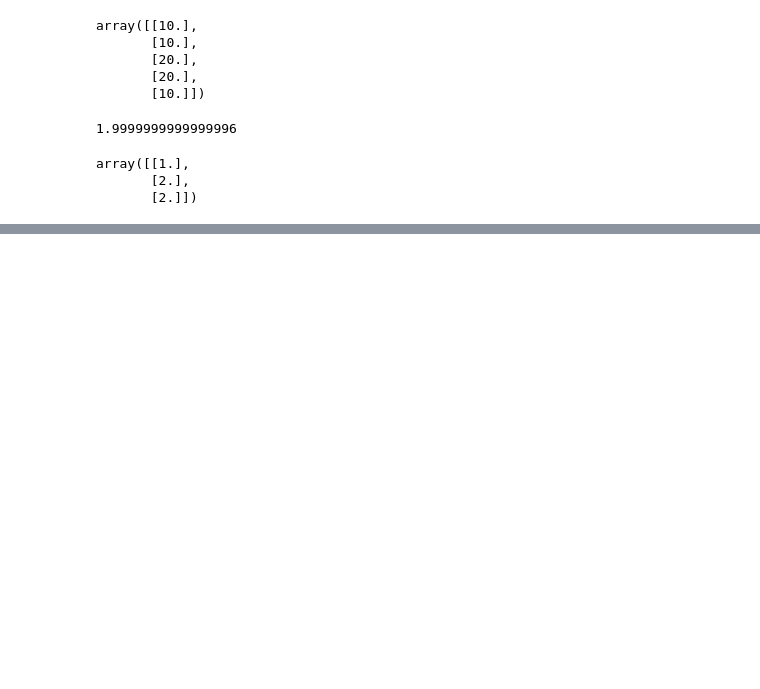
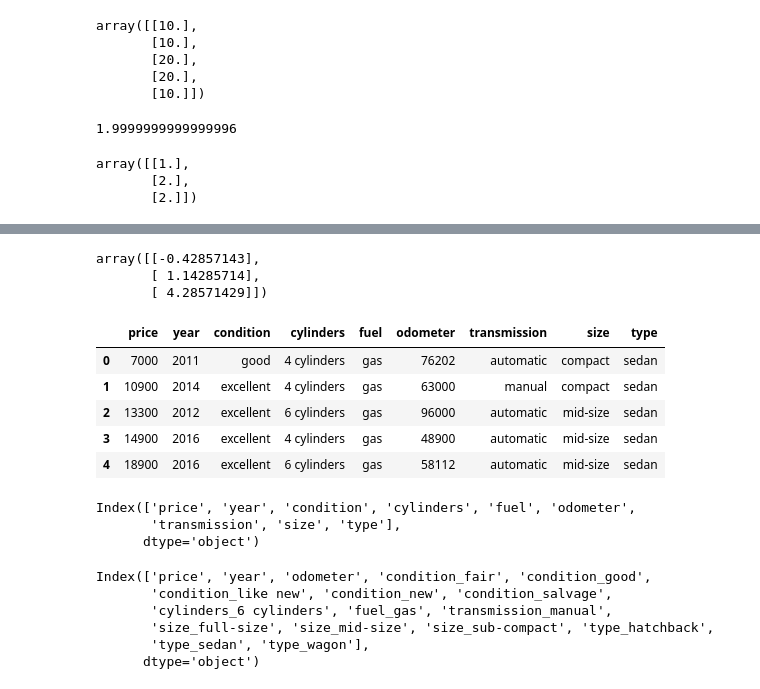
Before and after one commit to biswasbijoy/Linear_algebra, a Jupyter notebook: scipy_linalg.ipynb, the cells around one changed output, grey strips where cells are left out. Cells and saved outputs as stored; diff of their text form; code cells hidden in the pictures; blank space fills up the shorter version.

Commit message:
simple project with lstsq and pinv

```diff
--- a/scipy_linalg.ipynb
+++ b/scipy_linalg.ipynb
@@ -109,0 +165,10 @@ array([[1.],
+# %%
+#Least Square using pseudoinverse
+
+p_inv = linalg.pinv(a)
+ans = p_inv @ b
+ans
+# %% [output]
+array([[-0.42857143],
+       [ 1.14285714],
+       [ 4.28571429]])
@@ -109,0 +177,18 @@ array([[1.],
+# %%
+import pandas as pd
+df = pd.read_csv('/home/bijoy-404/Desktop/materials-scipy-linalg/vehicles.csv')
+# %%
+df.head()
+# %% [output]
+|  | price | year | condition | cylinders | fuel | odometer | transmission | size | type |
+| 0 | 7000 | 2011 | good | 4 cylinders | gas | 76202 | automatic | compact | sedan |
+| 1 | 10900 | 2014 | excellent | 4 cylinders | gas | 63000 | manual | compact | sedan |
+| 2 | 13300 | 2012 | excellent | 6 cylinders | gas | 96000 | automatic | mid-size | sedan |
+| 3 | 14900 | 2016 | excellent | 4 cylinders | gas | 48900 | automatic | mid-size | sedan |
+| 4 | 18900 | 2016 | excellent | 6 cylinders | gas | 58112 | automatic | mid-size | sedan |
+# %%
+df.columns
+# %% [output]
+Index(['price', 'year', 'condition', 'cylinders', 'fuel', 'odometer',
+       'transmission', 'size', 'type'],
+      dtype='object')
@@ -109,0 +207,9 @@ array([[1.],
+# %%
+df_dummy.columns
+# %% [output]
+Index(['price', 'year', 'odometer', 'condition_fair', 'condition_good',
+       'condition_like new', 'condition_new', 'condition_salvage',
+       'cylinders_6 cylinders', 'fuel_gas', 'transmission_manual',
+       'size_full-size', 'size_mid-size', 'size_sub-compact', 'type_hatchback',
+       'type_sedan', 'type_wagon'],
+      dtype='object')
```
Also changed, not shown: parts of 14 cells of this notebook.
